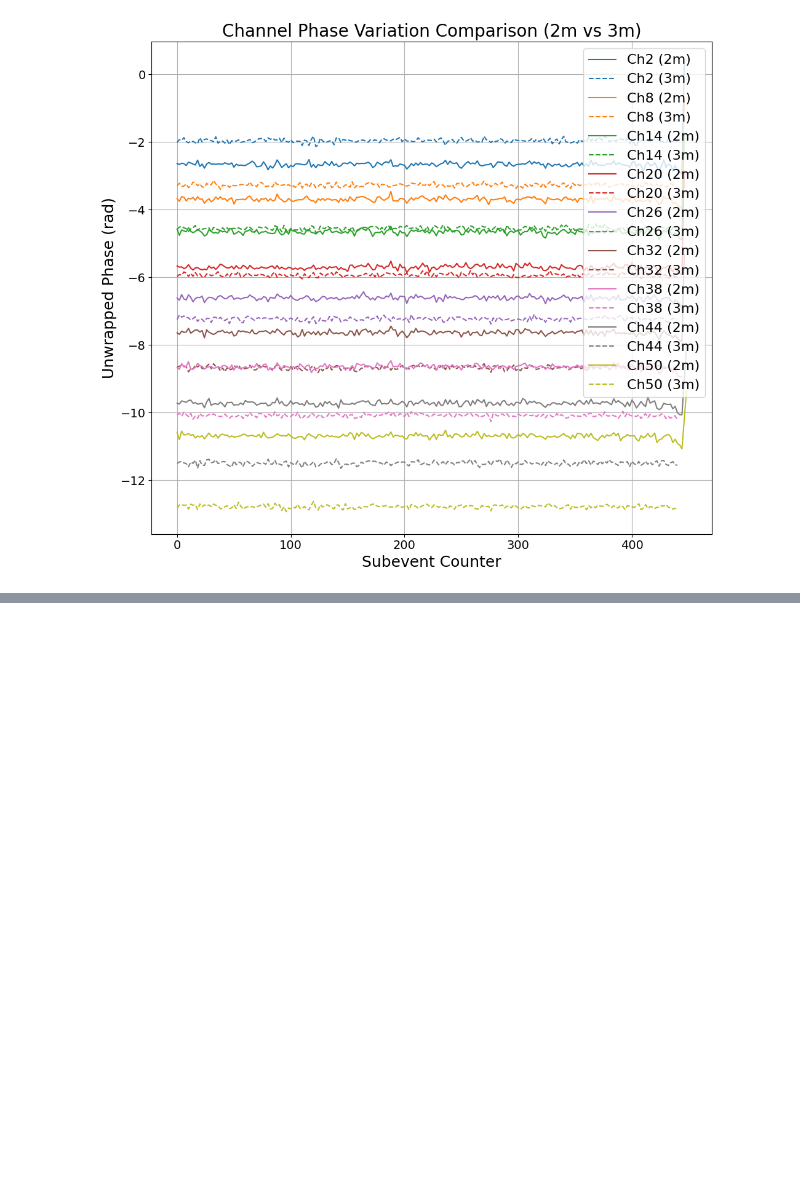
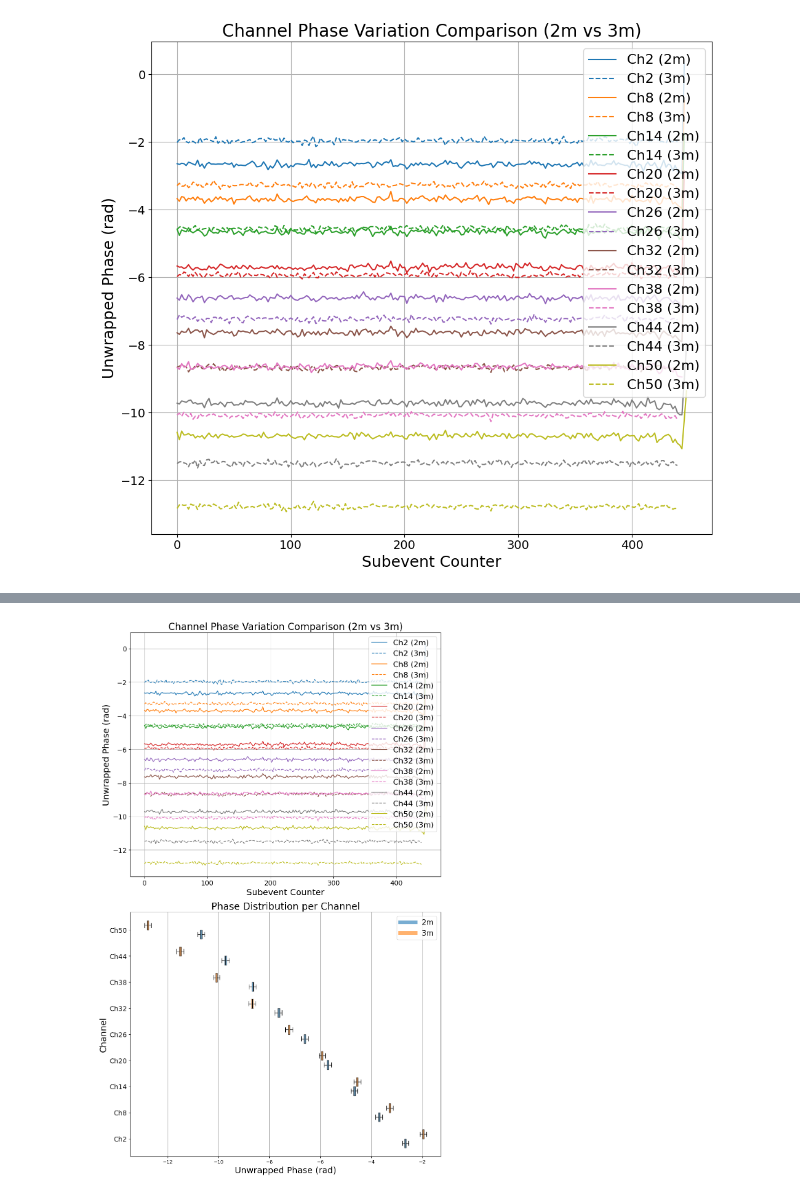
Before and after one commit to cwdao/ble6.cs.scripts, a Jupyter notebook: cs.ch.phase.test.ipynb, the cells around one changed output, grey strips where cells are left out. Saved outputs shown, nothing was run; the diff lists cells and outputs as text; code cells hidden in the pictures; blank space fills up the shorter version.

```diff
--- a/cs.ch.phase.test.ipynb
+++ b/cs.ch.phase.test.ipynb
@@ -271,0 +478,99 @@ plot_channel_variation_compare(channel_averages, channel_averages_2, channels_to
+# %%
+import matplotlib.pyplot as plt
+import numpy as np
+
+def plot_channel_variation_compare(channel_averages_2, channel_averages_3, channels_to_plot, label_2='2m', label_3='3m'):
+    cm=1/2.54  # cm to inch
+    pt = 1/72.27  # point to inch
+    linewidth = 246*pt
+    axis_label_size = 18
+    title_size = 20
+    legend_size = 16
+    tick_size = 14
+    scale_size = 3
+
+    fig, (ax1, ax2) = plt.subplots(2, 1, figsize=(scale_size*linewidth, scale_size*1.6*linewidth),
+                                   gridspec_kw={'height_ratios': [1, 1]})
+    color_map = plt.get_cmap('tab10')
+
+    # --- 折线图 ---
+    for idx, channel in enumerate(channels_to_plot):
+        color = color_map(idx % 10)
+        if channel in channel_averages_2:
+            data2 = channel_averages_2[channel]
+            x2 = [item[0] for item in data2]
+            y2 = [item[1] for item in data2]
+            ax1.plot(x2, y2, label=f"Ch{channel} ({label_2})", color=color, linestyle='-')
+        if channel in channel_averages_3:
+            data3 = channel_averages_3[channel]
+            x3 = [item[0] for item in data3]
+            y3 = [item[1] for item in data3]
+            ax1.plot(x3, y3, label=f"Ch{channel} ({label_3})", color=color, linestyle='--')
+
+    ax1.set_xlabel("Subevent Counter", fontsize=axis_label_size)
+    ax1.set_ylabel("Unwrapped Phase (rad)", fontsize=axis_label_size)
+    ax1.set_title("Channel Phase Variation Comparison (2m vs 3m)", fontsize=title_size)
+    ax1.tick_params(labelsize=tick_size)
+    ax1.legend(fontsize=legend_size)
+    ax1.grid()
+
+    # --- 分组箱型图 ---
+    box_data_2m = []
+    box_data_3m = []
+    for channel in channels_to_plot:
+        y2 = [item[1] for item in channel_averages_2.get(channel, [])]
+        y3 = [item[1] for item in channel_averages_3.get(channel, [])]
+        box_data_2m.append(y2)
+        box_data_3m.append(y3)
+
+    # --- 横向分组箱型图 ---
+    box_width = 0.35
+    x = np.arange(len(channels_to_plot))
+
+    # 2m箱体
+    bplot2 = ax2.boxplot(
+        box_data_2m,
+        positions=x - box_width/2,
+        widths=box_width,
+        patch_artist=True,
+        boxprops=dict(facecolor='C0', alpha=0.6),
+        medianprops=dict(color='black'),
+        showfliers=False,
+        vert=False  # 横向
+    )
+    # 3m箱体
+    bplot3 = ax2.boxplot(
+        box_data_3m,
+        positions=x + box_width/2,
+        widths=box_width,
+        patch_artist=True,
+        boxprops=dict(facecolor='C1', alpha=0.6),
+        medianprops=dict(color='black'),
+        showfliers=False,
+        vert=False  # 横向
+    )
+
+    ax2.set_yticks(x)
+    ax2.set_yticklabels([f"Ch{ch}" for ch in channels_to_plot], fontsize=tick_size)
+    ax2.set_xlabel("Unwrapped Phase (rad)", fontsize=axis_label_size)
+    ax2.set_ylabel("Channel", fontsize=axis_label_size)
+    ax2.set_title("Phase Distribution per Channel", fontsize=title_size)
+    ax2.grid(axis='x')
+
+# 图例同前
+
+    # 图例
+    legend_handles = [
+        plt.Line2D([0], [0], color='C0', lw=8, alpha=0.6, label=label_2),
+        plt.Line2D([0], [0], color='C1', lw=8, alpha=0.6, label=label_3)
+    ]
+    ax2.legend(handles=legend_handles, fontsize=legend_size, loc='best')
+
+    plt.tight_layout()
+    # plt.savefig(f"./poster.fig/channel_variation_compare_{base_name}_{base_name_2}_with_boxplot.svg", dpi=300)
+    plt.show()
+
+# 调用方式不变
+plot_channel_variation_compare(channel_averages, channel_averages_2, channels_to_plot, label_2='2m', label_3='3m')
+# %% [output]
+[figure, added]
```
Also changed, not shown: parts of 6 cells of this notebook, 14 other files.
